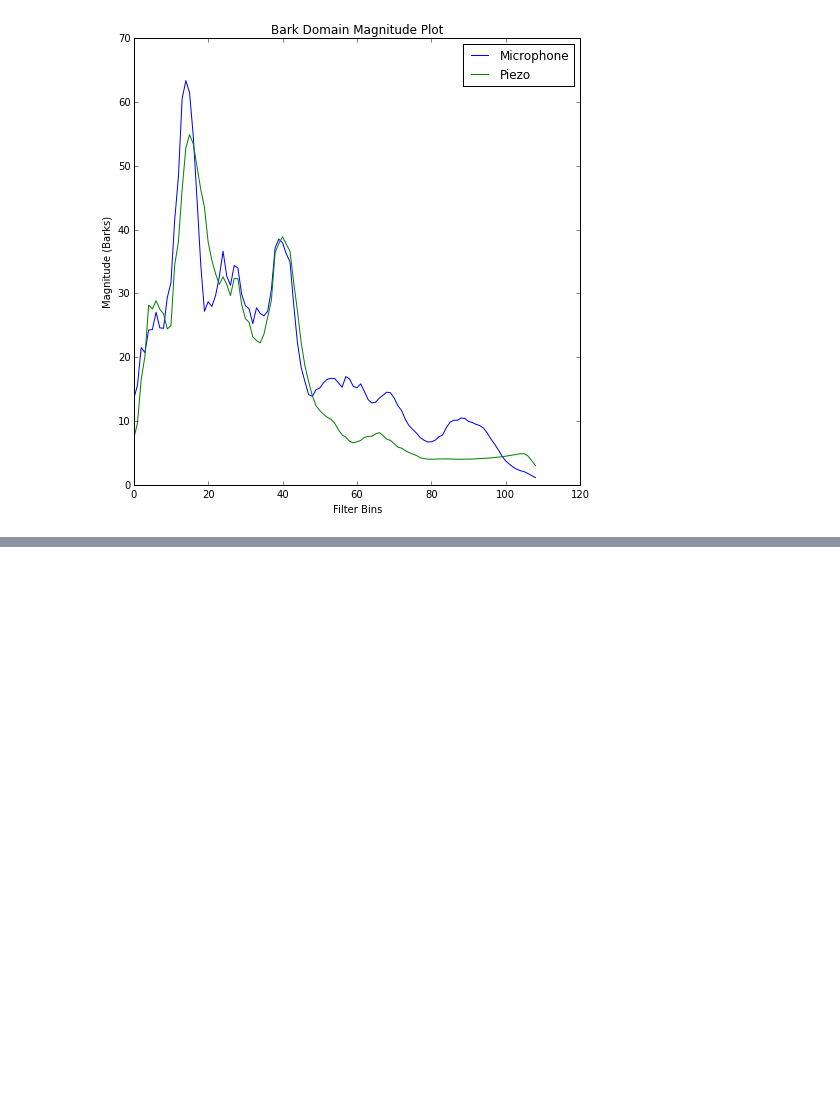
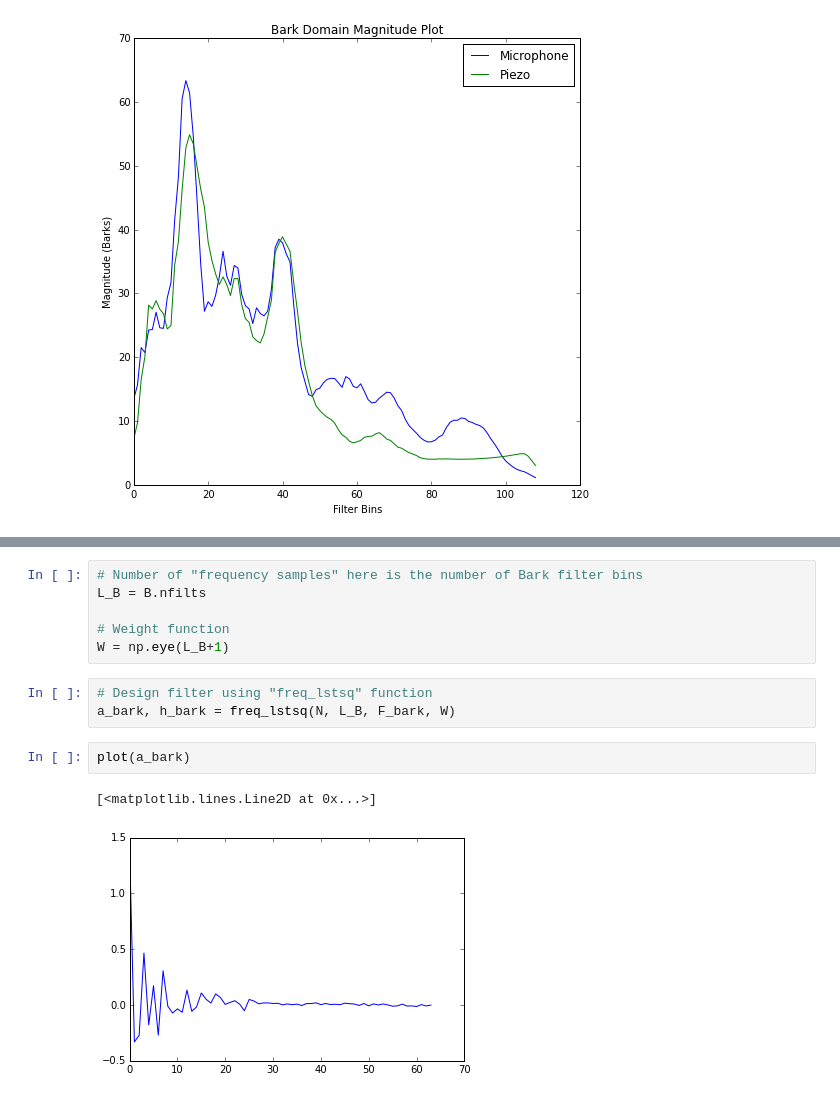
Before and after one commit to stephencwelch/Perceptual-Coding-In-Python, a Jupyter notebook: Bark Domain Filter Design.ipynb, the cells around one changed output, grey strips where cells are left out. Cells and saved outputs as stored; diff of their text form; blank space fills up the shorter version.

```diff
--- a/Bark Domain Filter Design.ipynb
+++ b/Bark Domain Filter Design.ipynb
@@ -127,0 +137,14 @@ legend()
+# %%
+# Number of "frequency samples" here is the number of Bark filter bins
+L_B = B.nfilts
+
+# Weight function
+W = np.eye(L_B+1)
+# %%
+# Design filter using "freq_lstsq" function
+a_bark, h_bark = freq_lstsq(N, L_B, F_bark, W)
+# %%
+plot(a_bark)
+# %% [output]
+[<matplotlib.lines.Line2D at 0x...>]
+[figure, added]
```
Also changed, not shown: parts of 9 cells of this notebook.
